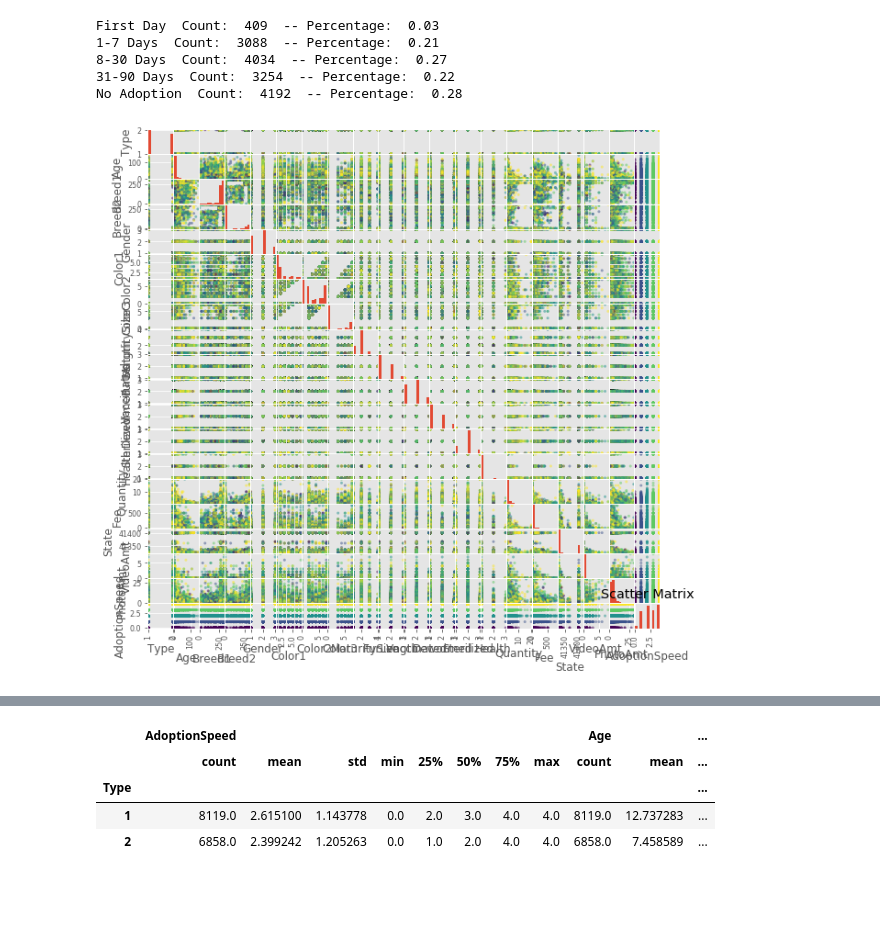
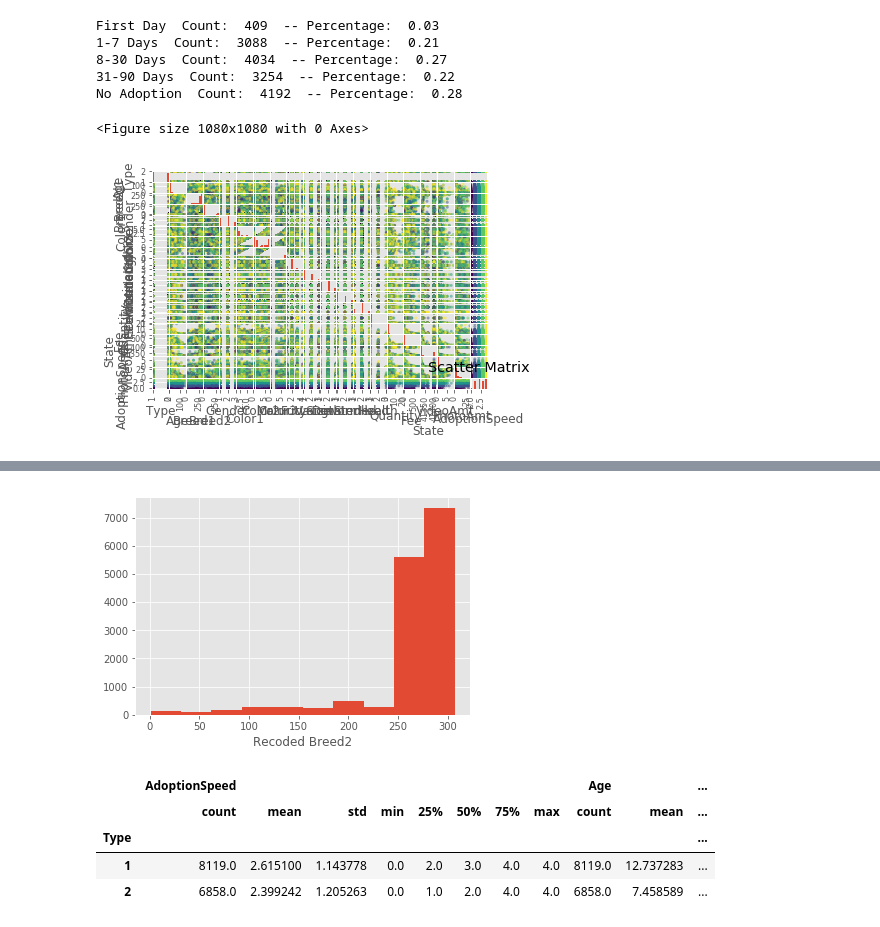
Before and after one commit to soultogi/Springboard, a Jupyter notebook: Pet_Adoption_Research.ipynb, the cells around one changed output, grey strips where cells are left out. Saved outputs shown, nothing was run; the diff lists cells and outputs as text; code cells hidden in the pictures; blank space fills up the shorter version.

```diff
--- a/Pet_Adoption_Research.ipynb
+++ b/Pet_Adoption_Research.ipynb
@@ -508,9 +516,11 @@ First Day  Count:  409  -- Percentage:  0.03
 31-90 Days  Count:  3254  -- Percentage:  0.22
 No Adoption  Count:  4192  -- Percentage:  0.28
 # %%
-pd.plotting.scatter_matrix(df, c=df.AdoptionSpeed, figsize=[10,10])
+plt.figure(figsize=(30,30))
+pd.plotting.scatter_matrix(df, c=df.AdoptionSpeed)
 plt.title('Scatter Matrix')
 plt.show()
 # %% [output]
+<Figure size 1080x1080 with 0 Axes>
-[figure, old version]
+[figure, new version]
 # %%
@@ -527,6 +538,15 @@ plt.show()
 [figure]
 [figure]
 [figure]
+# %%
+# Recoding Breed variable
+df.Breed2.replace(0, df.Breed1, inplace=True)
+
+plt.hist(df.Breed2)
+plt.xlabel('Recoded Breed2')
+plt.show()
+# %% [output]
+[figure, added]
 # %%
 dff = df.groupby('Type')
 # %%
```
Also changed, not shown: parts of 30 cells of this notebook.
